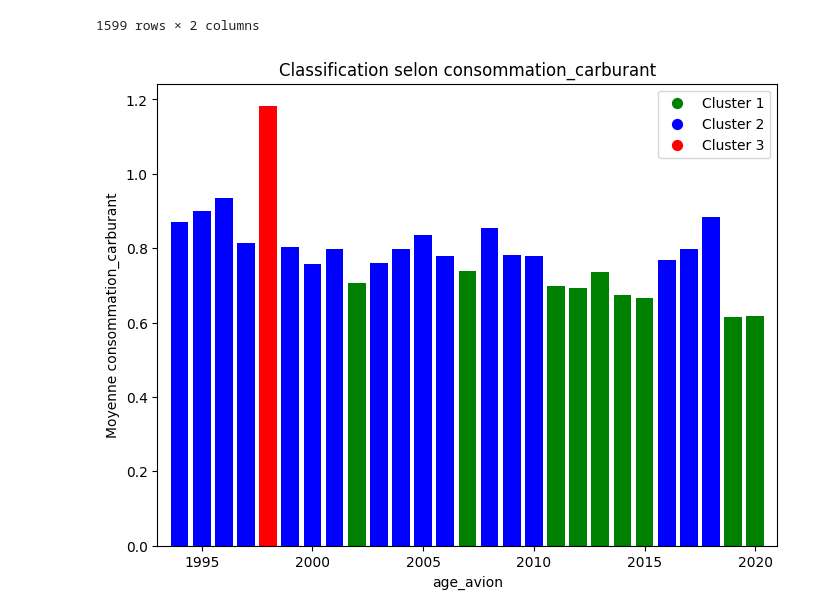
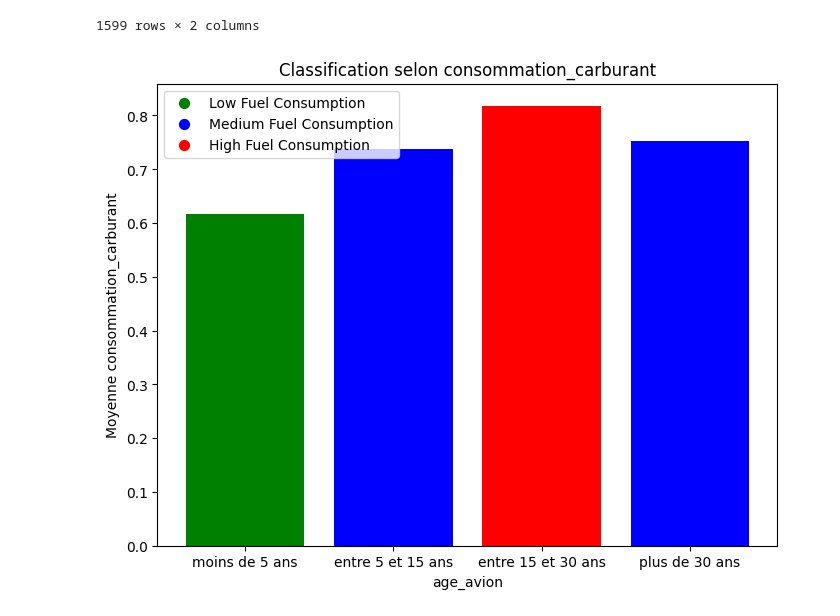
Before and after one commit to mboultam/Boultam-Meriem, a Jupyter notebook: Jupyter notebooks/objectif_sec4_age.ipynb, the cells around one changed output. Cells and saved outputs as stored; diff of their text form; code cells hidden in the pictures.

```diff
--- a/Jupyter notebooks/objectif_sec4_age.ipynb
+++ b/Jupyter notebooks/objectif_sec4_age.ipynb
@@ -44,33 +46,59 @@ df_age
 | 2347 | 2017.0 | 0.781847 |
 1599 rows × 2 columns
 # %%
-ind = 'consommation_carburant'
-facteur = 'age_avion'
+df_age['age_avion'] = 2023 - df_age['age_avion']
+# Group number of passengers into categories
+def group_age(age):
+    if age <5:
+        return 'moins de 5 ans'
+    elif age >= 5 and age <15:
+        return 'entre 5 et 15 ans'
+    elif age >= 15 and age <= 30:
+        return 'entre 15 et 30 ans'
+    elif age > 30:
+        return 'plus de 30 ans'
+    else :
+        print(age)
 
-grouped_data = data.groupby(facteur)[ind].mean().reset_index()
+df_age['age_group'] = df_age['age_avion'].apply(group_age)
 
-# Application de l'algorithme K-Means
+cat_order = ['moins de 5 ans', 'entre 5 et 15 ans', 'entre 15 et 30 ans', 'plus de 30 ans']
+df_age['age_group'] = pd.Categorical(df_age['age_group'], categories=cat_order)
+
+# Calculate mean fuel consumption for each passenger group
+grouped_data = df_age.groupby('age_group')['consommation_carburant'].mean().reset_index()
+
+# Perform k-means clustering on fuel consumption data
 kmeans = KMeans(n_clusters=3)
-kmeans.fit(grouped_data[[ind]])
+kmeans.fit(grouped_data[['consommation_carburant']])
 labels = kmeans.labels_
+
 
 colors = ['g', 'b', 'r']
 # Assign each label to a color based on its rank (i.e., the label with the highest mean value gets the first color, etc.)
-mean_values = grouped_data.groupby(labels)[ind].mean().sort_values()
+mean_values = grouped_data.groupby(labels)['consommation_carburant'].mean().sort_values()
 color_map = {label: colors[i] for i, label in enumerate(mean_values.index)}
+# Convert age_group column to a categorical variable and set the category order
+
+
+
+# Sort the DataFrame by the age_group column
+grouped_data = grouped_data.sort_values(by='age_group')
 
 # Plot the results with bar color based on the cluster label
 fig, ax = plt.subplots(figsize=(8, 6))
 for i, label in enumerate(labels):
     color = color_map[label]
-    ax.bar(grouped_data[facteur][i], grouped_data[ind][i], color=color)
-legend_handles = [plt.scatter([], [], marker='o', s=50, c=color, label=f'Cluster {label+1}')
-                    for label, color in color_map.items()]
+    ax.bar(grouped_data['age_group'][i], grouped_data['consommation_carburant'][i], color=color)
+
+cluster_labels = ['Low Fuel Consumption', 'Medium Fuel Consumption', 'High Fuel Consumption']
+
+legend_handles = [plt.scatter([], [], marker='o', s=50, c=color, label=label)
+                 for label, color in zip(cluster_labels, colors)]
 ax.legend(handles=legend_handles)
-ax.set_xlim(1993,2021)
-ax.set_xlabel(facteur)
-ax.set_ylabel('Moyenne '+ind)
-ax.set_title('Classification selon '+ind)
+ax.set_xlabel('age_avion')
+ax.set_ylabel('Moyenne '+'consommation_carburant')
+ax.set_title('Classification selon '+'consommation_carburant')
 plt.show()
 # %% [output]
-[figure, old version]
+[figure, new version]
```
Also changed, not shown: parts of 1 cell of this notebook, 2 other files.
